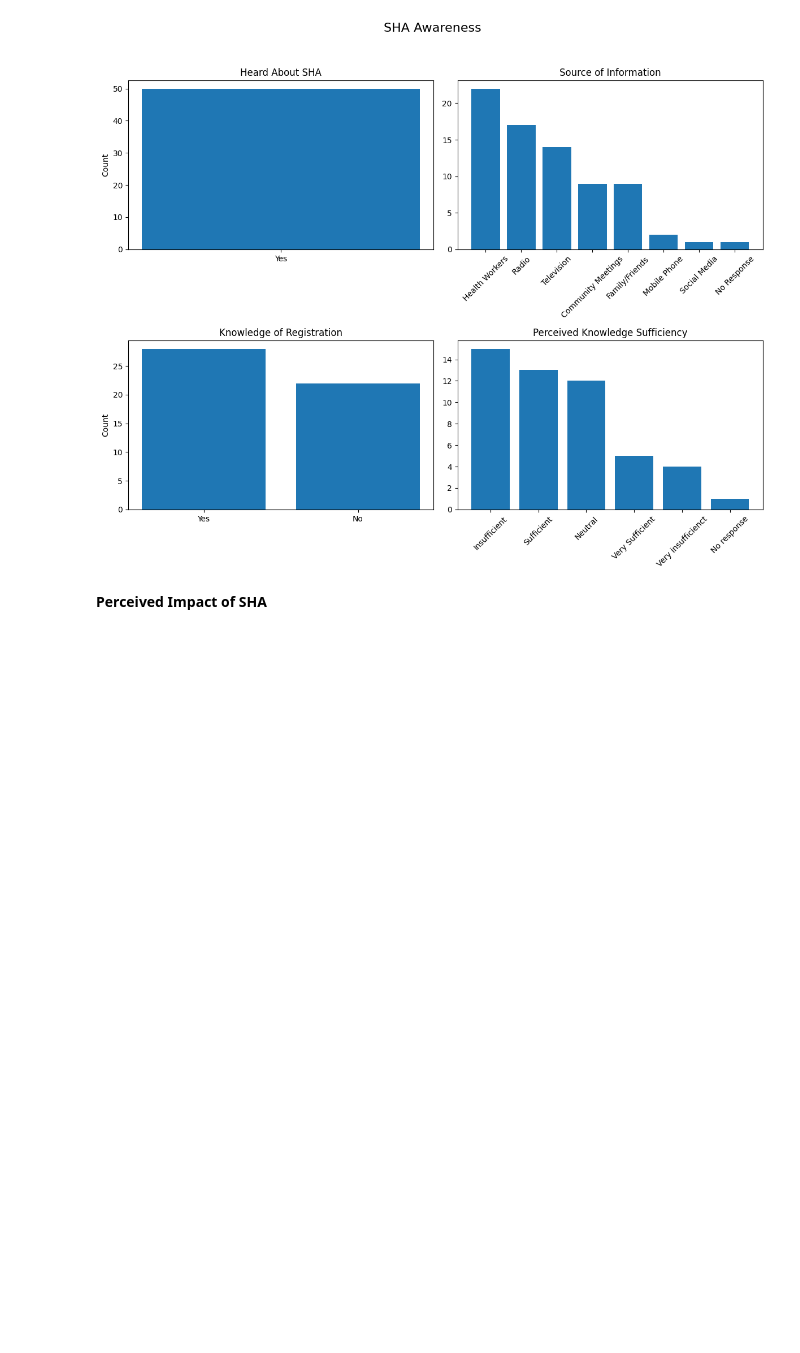
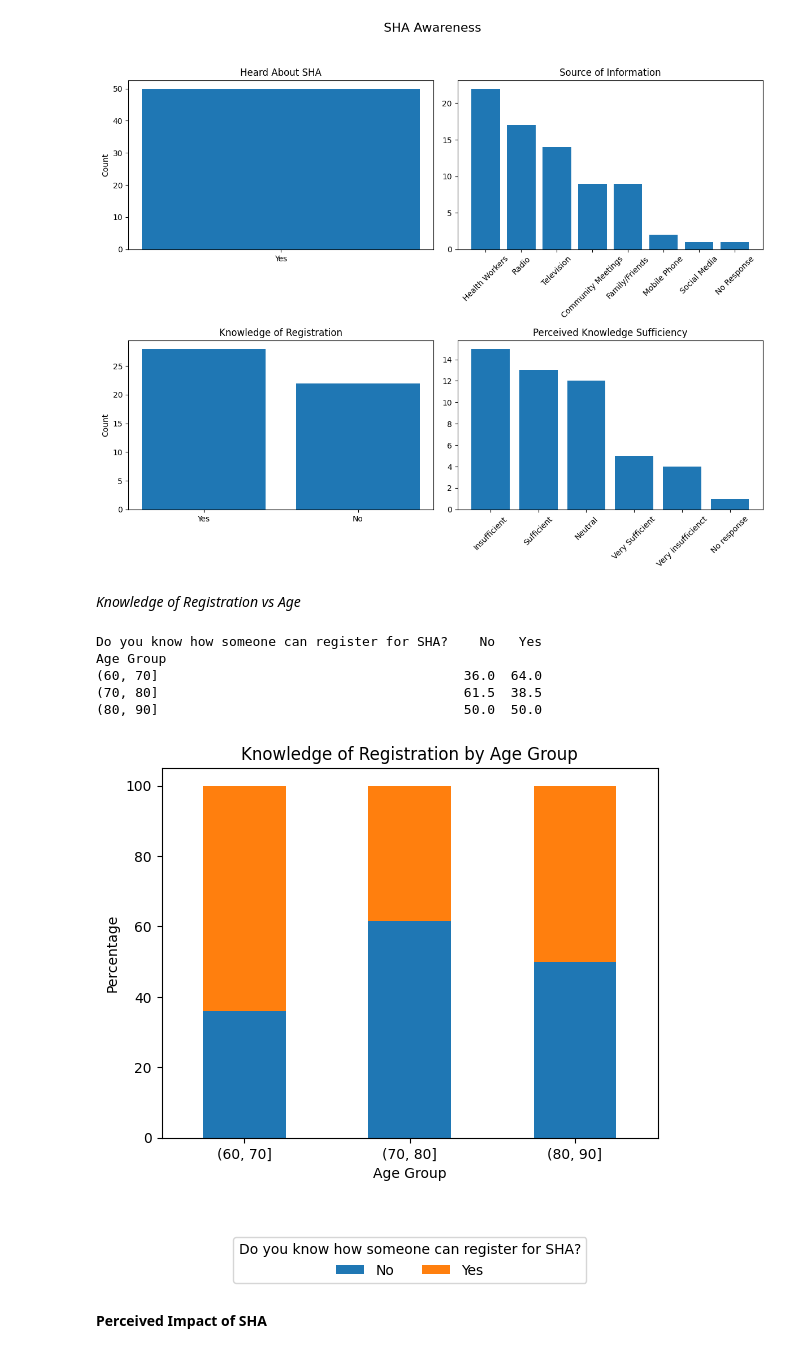
Before and after one commit to DennoCheru/Mosoriot, a Jupyter notebook: Mosoriot.ipynb, the cells around one changed output. Drawn from its saved outputs; the diff is of its cells as text; code cells hidden in the pictures; blank space fills up the shorter version.

```diff
--- a/Mosoriot.ipynb
+++ b/Mosoriot.ipynb
@@ -456,6 +456,26 @@ plt.tight_layout(rect=[0,0,1,0.95])
 plt.show()
 # %% [output]
 [figure]
+# %% [markdown]
+*Knowledge of Registration vs Age*
+# %%
+df_main['Age Group'] = pd.cut(df_main['Age'], bins=[60, 70, 80, 90, 100])
+ct = pd.crosstab(df_main['Age Group'], df_main['Do you know how someone can register for SHA?'], normalize='index') * 100
+print(ct.round(1))
+
+ct.plot(kind='bar', stacked=True)
+plt.title('Knowledge of Registration by Age Group')
+plt.legend(loc='upper center', bbox_to_anchor=(0.5, -0.25), ncol=2, title = 'Do you know how someone can register for SHA?')
+plt.ylabel('Percentage')
+plt.xticks(rotation=0)
+plt.show()
+# %% [output]
+Do you know how someone can register for SHA?    No   Yes
+Age Group
+(60, 70]                                       36.0  64.0
+(70, 80]                                       61.5  38.5
+(80, 90]                                       50.0  50.0
+[figure, added]
 # %% [markdown]
 **Perceived Impact of SHA**
 # %% [markdown]
```
Also changed, not shown: parts of 11 cells of this notebook.
